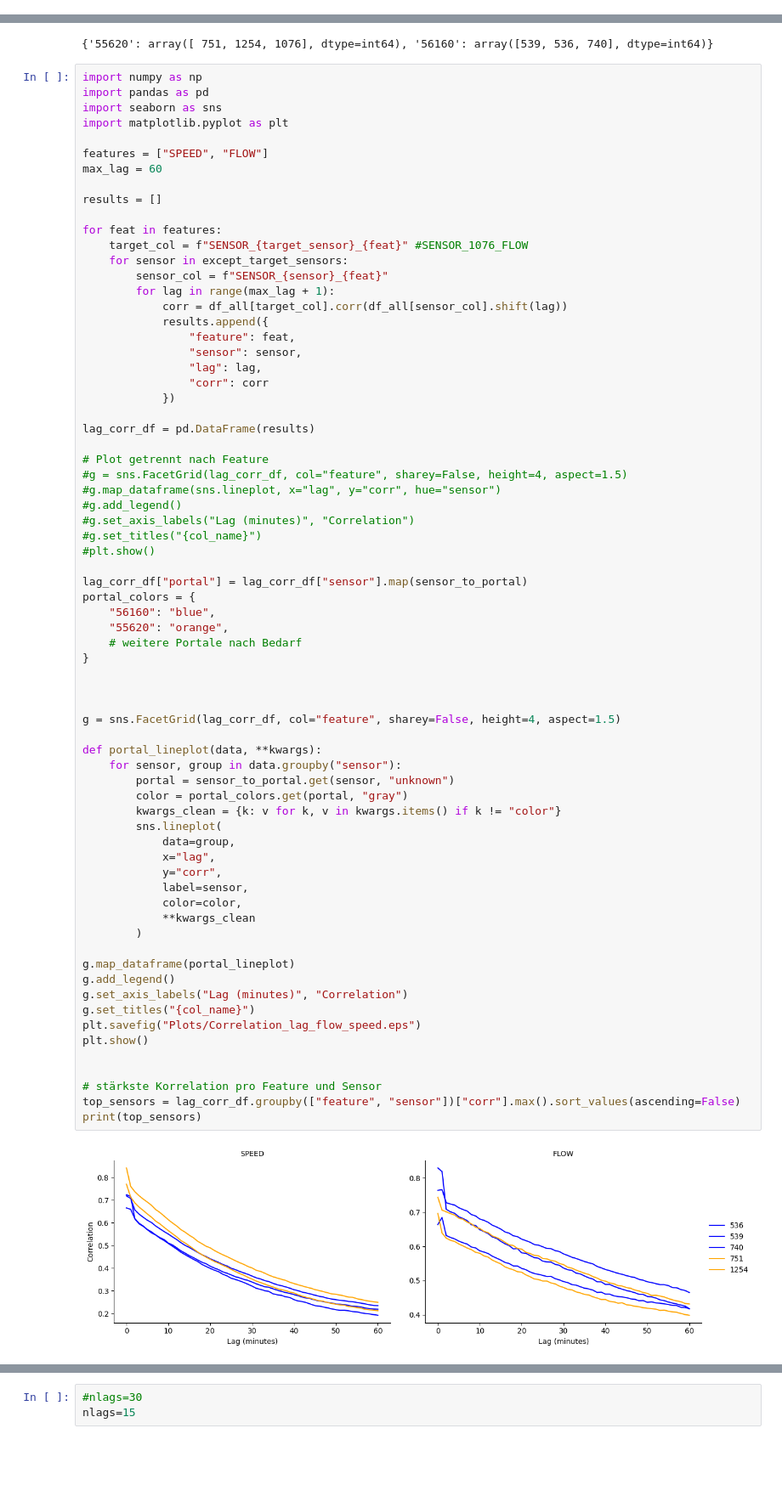
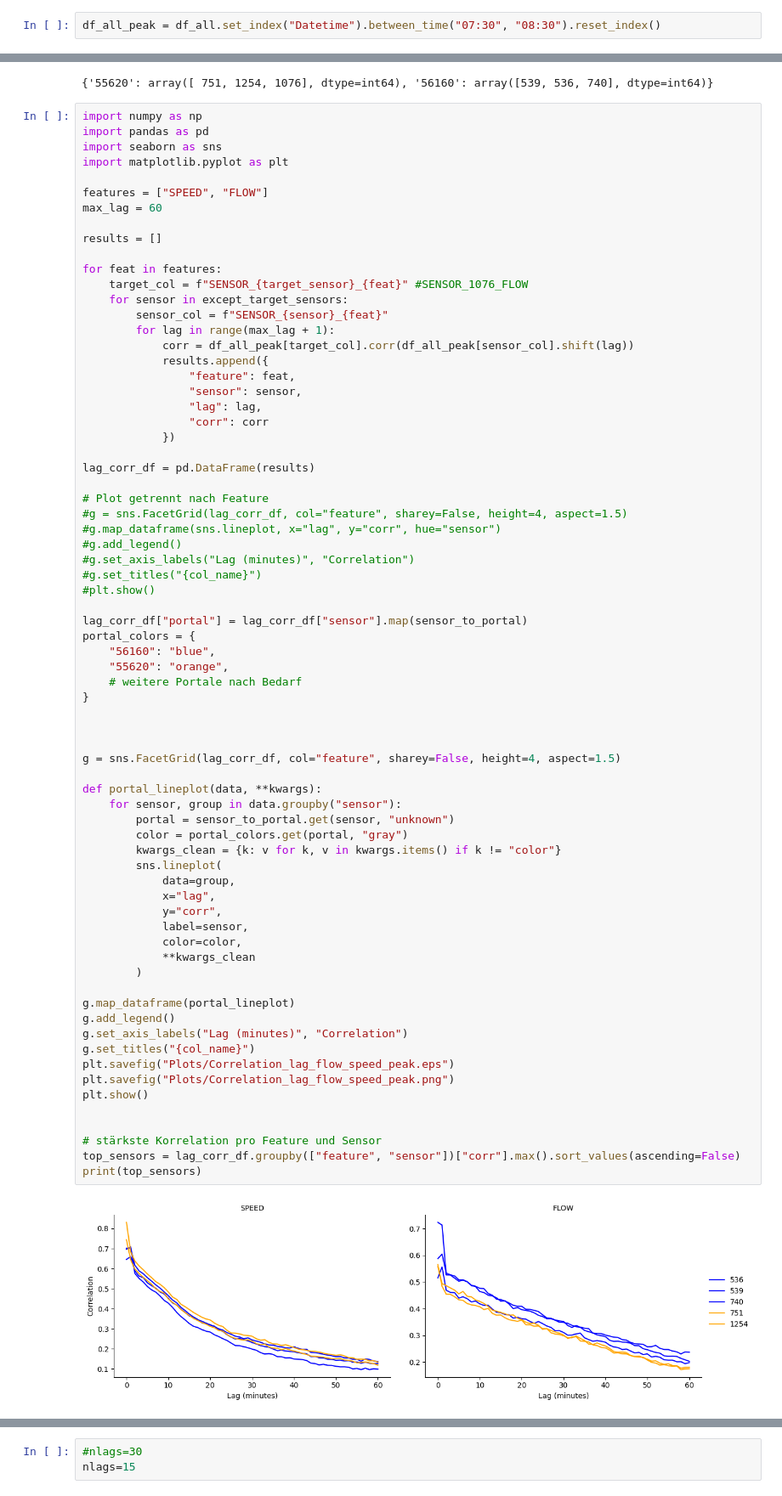
Before and after one commit to Jojo18-20/Project_AI_Transportation, a Jupyter notebook: baseline_model.ipynb, the cells around one changed output, grey strips where cells are left out. Shown at 85% size. Drawn from its saved outputs; the diff is of its cells as text; blank space fills up the shorter version.

```diff
--- a/baseline_model.ipynb
+++ b/baseline_model.ipynb
@@ -108,4 +108,6 @@ speed_features_neighbour = [
     for sensor in neighbour_sensors
     #for i in range(15)
 ]
+# %%
+df_all_peak = df_all.set_index("Datetime").between_time("07:30", "08:30").reset_index()
 # %%
@@ -200,7 +245,7 @@ for feat in features:
     for sensor in except_target_sensors:
         sensor_col = f"SENSOR_{sensor}_{feat}"
         for lag in range(max_lag + 1):
-            corr = df_all[target_col].corr(df_all[sensor_col].shift(lag))
+            corr = df_all_peak[target_col].corr(df_all_peak[sensor_col].shift(lag))
             results.append({
                 "feature": feat,
                 "sensor": sensor,
@@ -227,33 +272,34 @@ portal_colors = {
 
 
 
 g = sns.FacetGrid(lag_corr_df, col="feature", sharey=False, height=4, aspect=1.5)
 
 def portal_lineplot(data, **kwargs):
     for sensor, group in data.groupby("sensor"):
         portal = sensor_to_portal.get(sensor, "unknown")
         color = portal_colors.get(portal, "gray")
         kwargs_clean = {k: v for k, v in kwargs.items() if k != "color"}
         sns.lineplot(
             data=group,
             x="lag",
             y="corr",
             label=sensor,
             color=color,
             **kwargs_clean
         )
 
 g.map_dataframe(portal_lineplot)
 g.add_legend()
 g.set_axis_labels("Lag (minutes)", "Correlation")
 g.set_titles("{col_name}")
-plt.savefig("Plots/Correlation_lag_flow_speed.eps")
+plt.savefig("Plots/Correlation_lag_flow_speed_peak.eps")
+plt.savefig("Plots/Correlation_lag_flow_speed_peak.png")
 plt.show()
 
 
 # stärkste Korrelation pro Feature und Sensor
 top_sensors = lag_corr_df.groupby(["feature", "sensor"])["corr"].max().sort_values(ascending=False)
 print(top_sensors)
 # %% [output]
-[figure, old version]
+[figure, new version]
 feature  sensor
```
Also changed, not shown: parts of 19 cells of this notebook, 4 other files.
